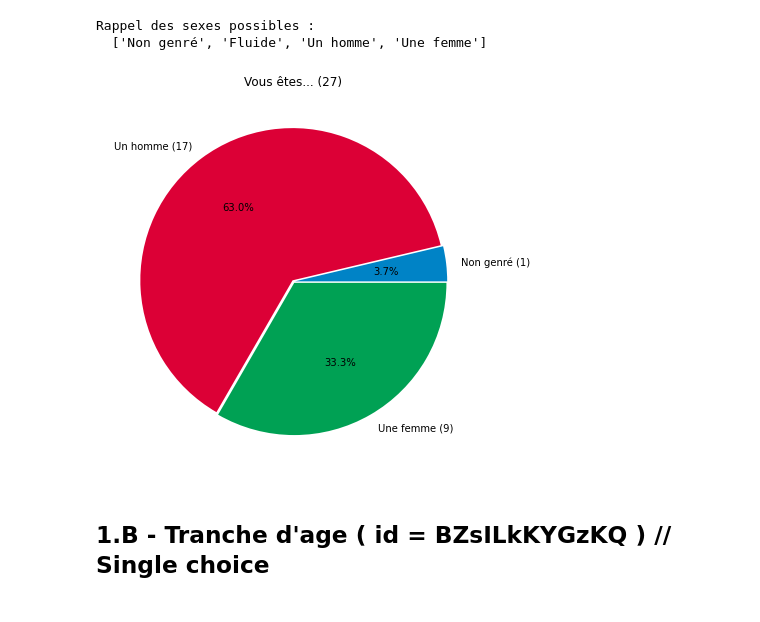
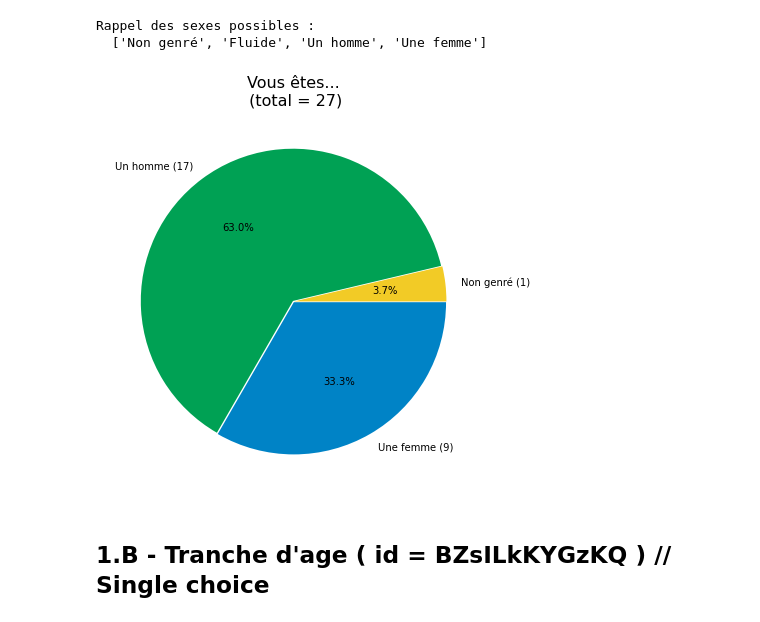
Before and after one commit to MaximoRose/QA_AnalyseResTypeForm, a Jupyter notebook: OpportuniteGP/OpportuniteGP.ipynb, the cells around one changed output. Cells and saved outputs as stored; diff of their text form; code cells hidden in the pictures.

Commit message:
Mise en forme des graph. Creation de parametre dedies

```diff
--- a/OpportuniteGP/OpportuniteGP.ipynb
+++ b/OpportuniteGP/OpportuniteGP.ipynb
@@ -43,14 +43,27 @@ nb_responses = tfs.get_nb_responses()
 # Retourne et ecrit les groupes definis dans le questionnaire
 form_groups = tfs.get_groups()
 
+
+
+
 #-------------------------------------------------------------------------
 # Definition de quelques preferences graphiques
 #-------------------------------------------------------------------------
 
 # Liste de couleurs preferees
-myfavcolors = ['#0083c6', '#dc0036', '#00a154', '#f2cb26', '#fc8934', '#99248B', '#fb85a7', '#00b3f0']
+myfavcolors = ['#f2cb26', '#00a154', '#0083c6', '#dc0036', '#fc8934', '#99248B', '#fb85a7', '#00b3f0']
 # Eclatement prefere pour les pie charts
-fav_eclat = 0.01
+pie_fav_eclat = 0.005
+# Pie charts title
+pie_titlesize = 14
+# Tick size pour les barcharts
+bar_ticksize = 12
+# Title size pour les barcharts
+bar_titlesize = 16
+# Axis label size pour les barcharts
+bar_axislabelsize = 14
+# Patch number size pour les barcharts
+bar_patchsize = 13
 # %% [output]
 Group 1 : Apprenons à  se connaître
 Group 2 : Votre rapport au numérique...
@@ -94,26 +107,26 @@ Rappel des sexes possibles :
 # %%
 # Clean them for nicer plot (no need of 0 results)
 # Retoune une liste reduite de labels et la taille des dataframe associes (en gros on supprime les options qui n'ont eut aucun resultat)
 cln_sex_lbl, cln_sex_dtf = mbr.clean_lists_for_cheesepie(labels=sex_lbls, values=sex_dtf)
 
 
 #GRAPH SET UP
 #------------
 # Ajouter le nombre de respondants correspondant au label
 for i in range(len(cln_sex_lbl)) :
     cln_sex_lbl[i] += ' ('+str(cln_sex_dtf[i])+')'
 
 # Set explode paramater based on favarite value
 # Cree un tuple de la taille du nombre "clean" de labels de valeur egale a l'eclatement favoris
 explode = (fav_eclat,)*len(cln_sex_lbl)
 
 # show plot
 fig = plt.figure(figsize =(10, 7))
 plt.pie(cln_sex_dtf, labels = cln_sex_lbl, autopct='%1.1f%%', colors=myfavcolors, explode = explode)
-plt.title(qsex_title +' ('+ str(nb_responses) +')')
+plt.title(qsex_title +'\n (total = '+ str(nb_responses) +')', size = bar_titlesize)
 plt.show()
 # %% [output]
-[figure, old version]
+[figure, new version]
 # %% [markdown]
 ## 1.B - Tranche d'age ( id = BZsILkKYGzKQ ) // Single choice
 # %%
```
Also changed, not shown: parts of 129 cells of this notebook.
